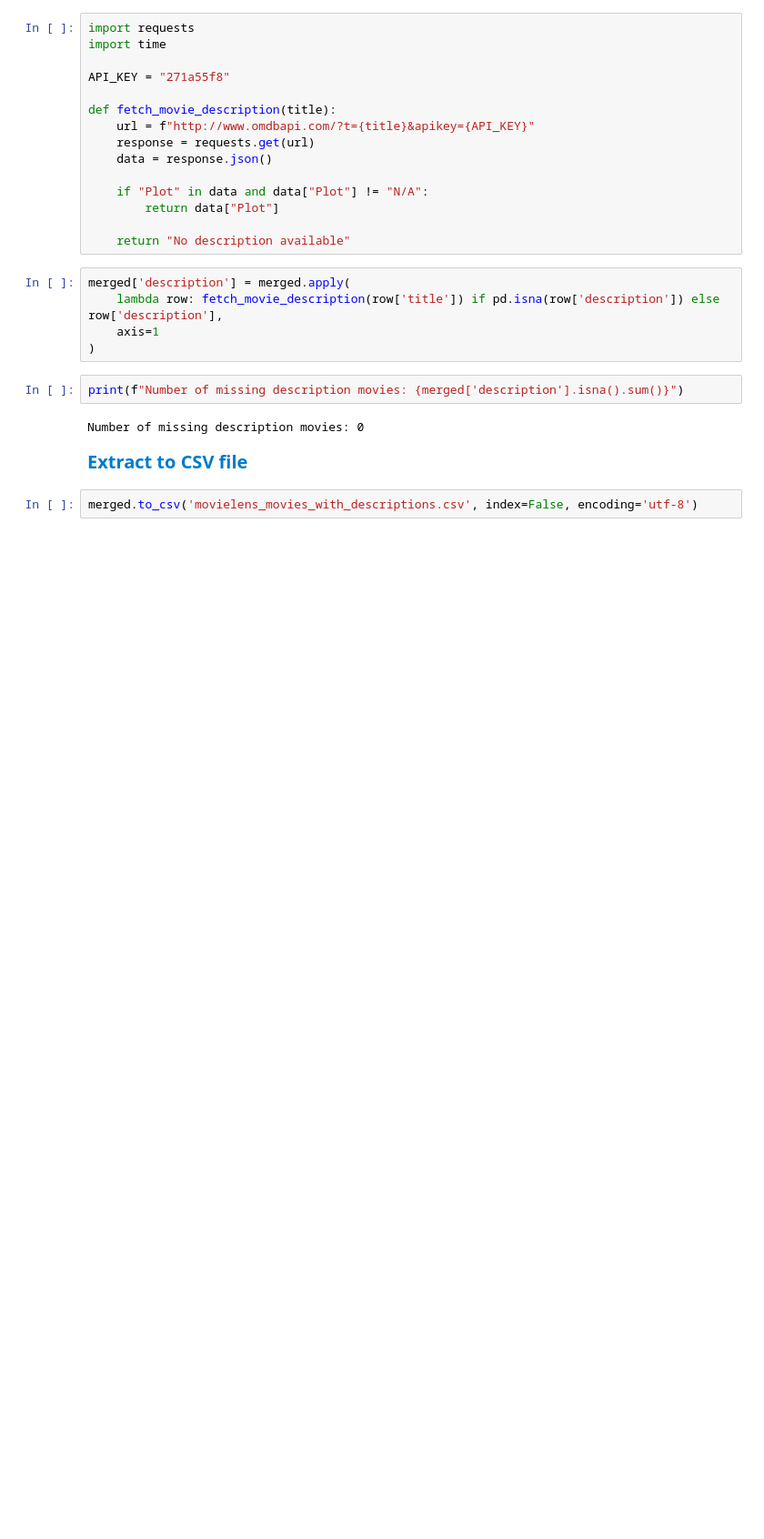
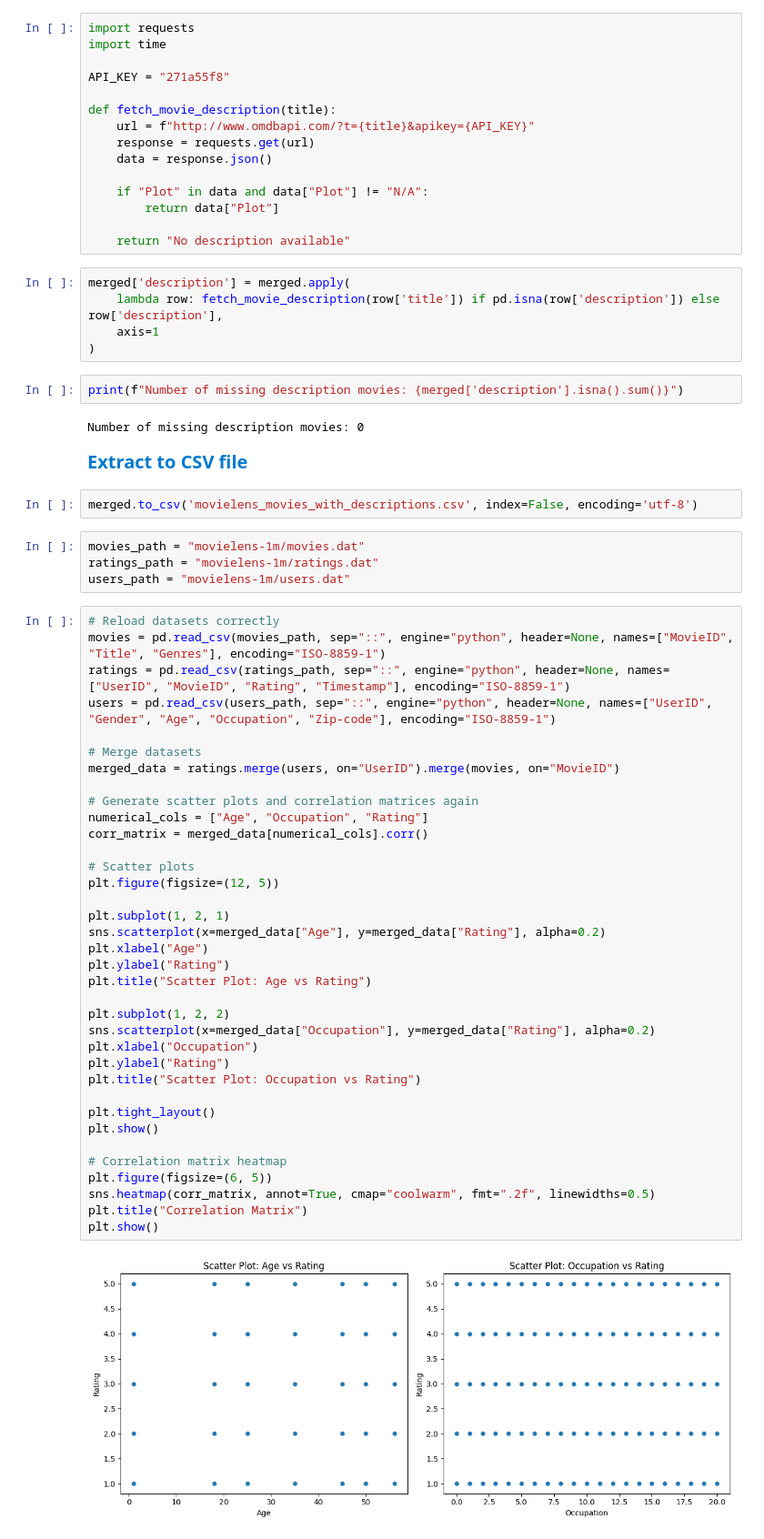
Before and after one commit to Hoang-Doan123/Movie-Recommendation-System-on-MovieLens, a Jupyter notebook: Data_Collecting_and_Cleaning.ipynb, the cells around one changed output. Shown at 91% size. Saved outputs shown, nothing was run; the diff lists cells and outputs as text; blank space fills up the shorter version.

```diff
--- a/Data_Collecting_and_Cleaning.ipynb
+++ b/Data_Collecting_and_Cleaning.ipynb
@@ -174,3 +171,45 @@ Number of missing description movies: 0
 <span style='color:#007ACC; font-size:15pt; font-weight:bold'>Extract to CSV file</span>
 # %%
 merged.to_csv('movielens_movies_with_descriptions.csv', index=False, encoding='utf-8')
+# %%
+movies_path = "movielens-1m/movies.dat"
+ratings_path = "movielens-1m/ratings.dat"
+users_path = "movielens-1m/users.dat"
+# %%
+# Reload datasets correctly
+movies = pd.read_csv(movies_path, sep="::", engine="python", header=None, names=["MovieID", "Title", "Genres"], encoding="ISO-8859-1")
+ratings = pd.read_csv(ratings_path, sep="::", engine="python", header=None, names=["UserID", "MovieID", "Rating", "Timestamp"], encoding="ISO-8859-1")
+users = pd.read_csv(users_path, sep="::", engine="python", header=None, names=["UserID", "Gender", "Age", "Occupation", "Zip-code"], encoding="ISO-8859-1")
+
+# Merge datasets
+merged_data = ratings.merge(users, on="UserID").merge(movies, on="MovieID")
+
+# Generate scatter plots and correlation matrices again
+numerical_cols = ["Age", "Occupation", "Rating"]
+corr_matrix = merged_data[numerical_cols].corr()
+
+# Scatter plots
+plt.figure(figsize=(12, 5))
+
+plt.subplot(1, 2, 1)
+sns.scatterplot(x=merged_data["Age"], y=merged_data["Rating"], alpha=0.2)
+plt.xlabel("Age")
+plt.ylabel("Rating")
+plt.title("Scatter Plot: Age vs Rating")
+
+plt.subplot(1, 2, 2)
+sns.scatterplot(x=merged_data["Occupation"], y=merged_data["Rating"], alpha=0.2)
+plt.xlabel("Occupation")
+plt.ylabel("Rating")
+plt.title("Scatter Plot: Occupation vs Rating")
+
+plt.tight_layout()
+plt.show()
+
+# Correlation matrix heatmap
+plt.figure(figsize=(6, 5))
+sns.heatmap(corr_matrix, annot=True, cmap="coolwarm", fmt=".2f", linewidths=0.5)
+plt.title("Correlation Matrix")
+plt.show()
+# %% [output]
+[figure, added]
```
Also changed, not shown: parts of 9 cells of this notebook.
